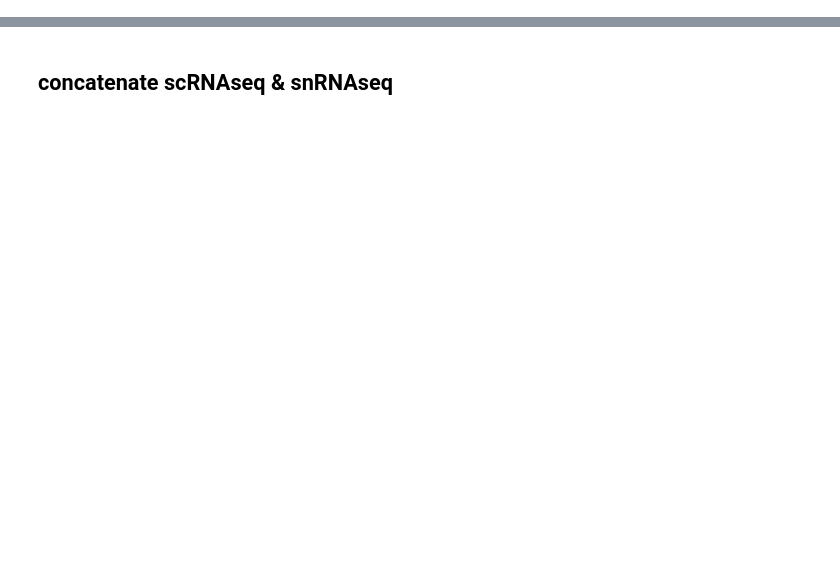
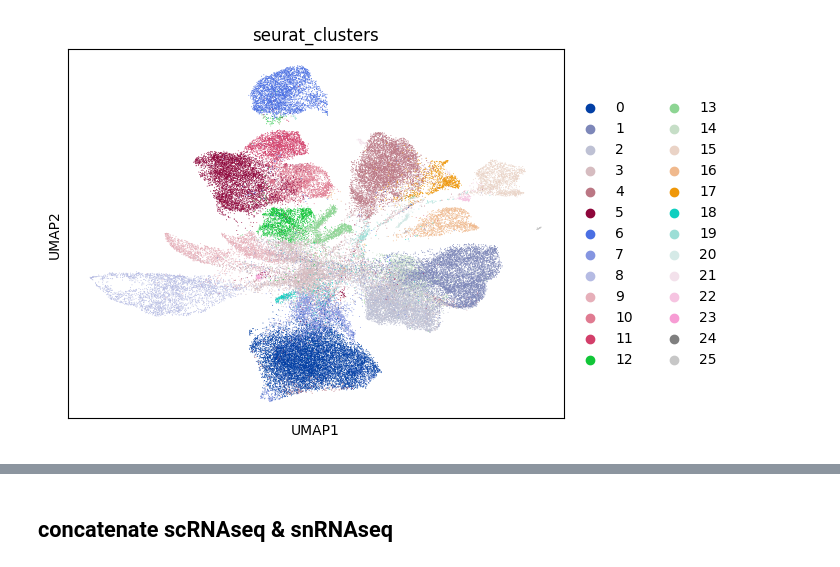
Before and after one commit to Irisapo/yyyyvae, a Jupyter notebook: script/VAE_snRNAseq_latent1280.ipynb, the cells around one changed output, grey strips where cells are left out. Cells and saved outputs as stored; diff of their text form; code cells hidden in the pictures; blank space fills up the shorter version.

```diff
--- a/script/VAE_snRNAseq_latent1280.ipynb
+++ b/script/VAE_snRNAseq_latent1280.ipynb
@@ -53,9 +59,13 @@ for type in celltypes:
 # %%
 print(f'cell_type categories:" {adipose_sn_ad.obs["mapped_cell_type"].cat.categories}')
 
-cell_type_center_mean = torch.zeros((adipose_sn_ad.obs['mapped_cell_type'].cat.categories.nunique() - 1, 1280))
+cell_type_center_mean = torch.zeros((adipose_sn_ad.obs['mapped_cell_type'].cat.categories.nunique() , 1280))
 for i, type in enumerate(adipose_sn_ad.obs['mapped_cell_type'].cat.categories):
+    print(f"i = {i}, type = {type}")
     if type != '0':
-        cell_type_center_mean[i-1] = torch.tensor(scRNAseq_celltype_latent_center[type])
+        cell_type_center_mean[i] = torch.tensor(scRNAseq_celltype_latent_center[type])
+
+    else:
+        cell_type_center_mean[i] = torch.tensor(sc_latent_center)
 # %% [output]
 cell_type categories:" Index(['0', 'Endothelial', 'Epithelial', 'Lymphoid', 'Myeloid', 'Stromal'], dtype='object')
@@ -464,3 +513,7 @@ train_data_2.obsm['syy_VAE'].shape
+# %%
+sc.pl.umap(train_data_2, color=['seurat_clusters'] )
+# %% [output]
+[figure, added]
 # %%
 sc.pl.umap(train_data_2, color=['leiden_scVI_res0.9'] )
 # %% [output]
```
Also changed, not shown: parts of 23 cells of this notebook.
